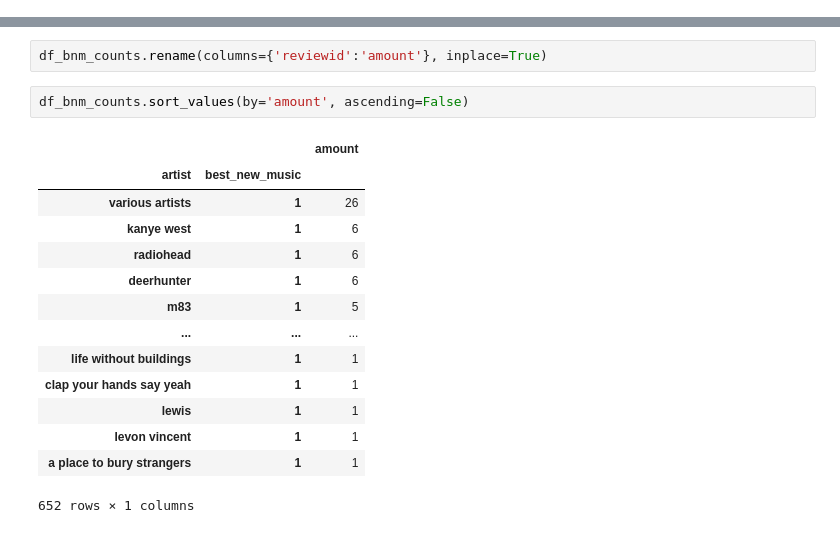
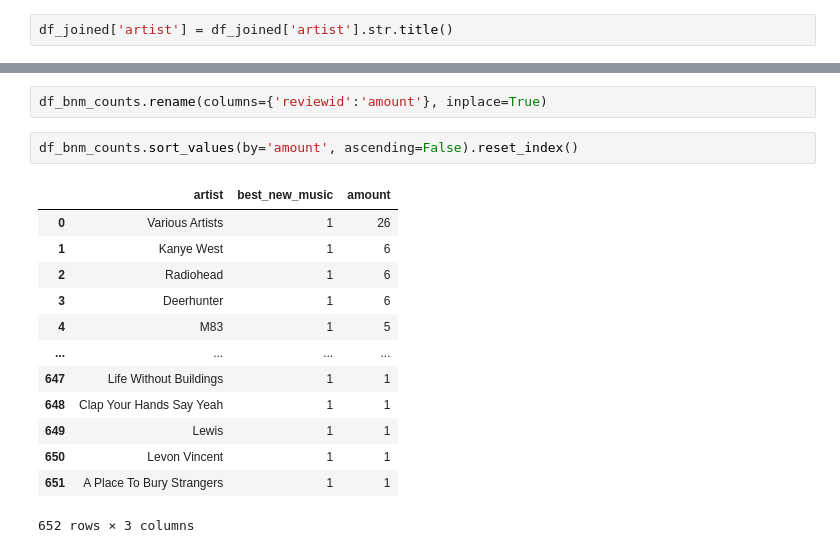
Before and after one commit to JonahFlateman/SQLproject, a Jupyter notebook: Untitled.ipynb, the cells around one changed output, grey strips where cells are left out. Cells and saved outputs as stored; diff of their text form.

```diff
--- a/Untitled.ipynb
+++ b/Untitled.ipynb
@@ -284,6 +278,8 @@ df_joined.genre = df_joined.genre.fillna('none')
 # %%
 df_joined.label = df_joined.label.fillna('none')
 df_joined.year = df_joined.year.fillna('none')
+# %%
+df_joined['artist'] = df_joined['artist'].str.title()
 # %%
 df_best_new_music = df_joined.loc[df_joined['best_new_music'] == 1]
 # %%
@@ -291,19 +287,18 @@ df_bnm_counts = pd.DataFrame(df_best_new_music.groupby(['artist','best_new_music
 # %%
 df_bnm_counts.rename(columns={'reviewid':'amount'}, inplace=True)
 # %%
-df_bnm_counts.sort_values(by='amount', ascending=False)
+df_bnm_counts.sort_values(by='amount', ascending=False).reset_index()
 # %% [output]
-|  |  | amount |
-| artist | best_new_music |  |
-| various artists | 1 | 26 |
-| kanye west | 1 | 6 |
-| radiohead | 1 | 6 |
-| deerhunter | 1 | 6 |
-| m83 | 1 | 5 |
-| ... | ... | ... |
-| life without buildings | 1 | 1 |
-| clap your hands say yeah | 1 | 1 |
-| lewis | 1 | 1 |
-| levon vincent | 1 | 1 |
-| a place to bury strangers | 1 | 1 |
+|  | artist | best_new_music | amount |
+| 0 | Various Artists | 1 | 26 |
+| 1 | Kanye West | 1 | 6 |
+| 2 | Radiohead | 1 | 6 |
+| 3 | Deerhunter | 1 | 6 |
+| 4 | M83 | 1 | 5 |
+| ... | ... | ... | ... |
+| 647 | Life Without Buildings | 1 | 1 |
+| 648 | Clap Your Hands Say Yeah | 1 | 1 |
+| 649 | Lewis | 1 | 1 |
+| 650 | Levon Vincent | 1 | 1 |
+| 651 | A Place To Bury Strangers | 1 | 1 |
-652 rows × 1 columns
+652 rows × 3 columns
```
Also changed, not shown: parts of 7 cells of this notebook, 1 other file.
